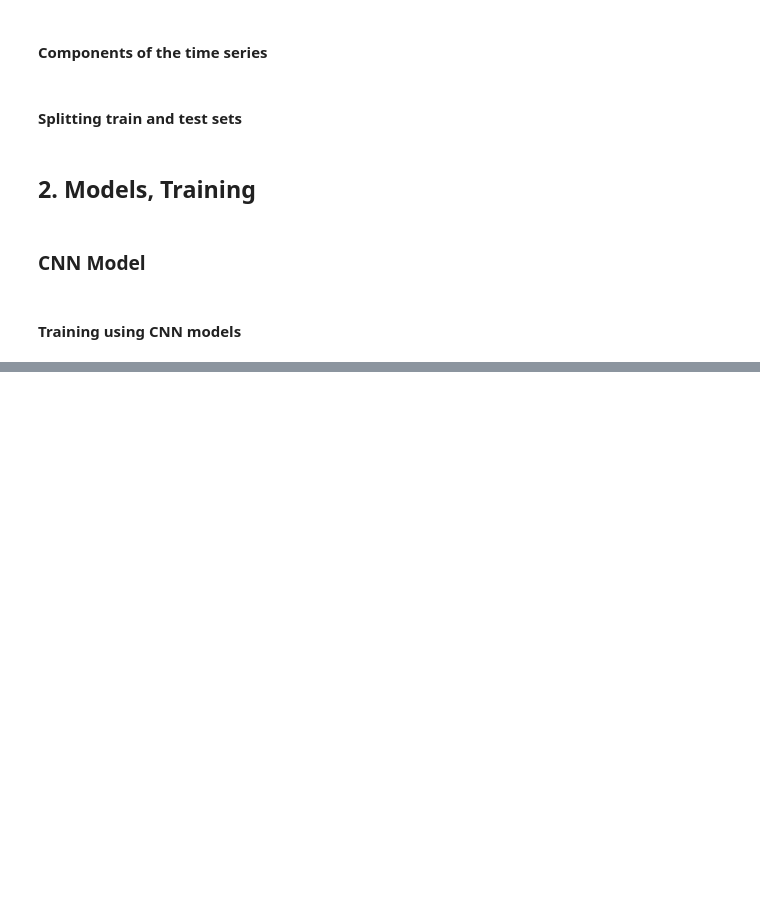
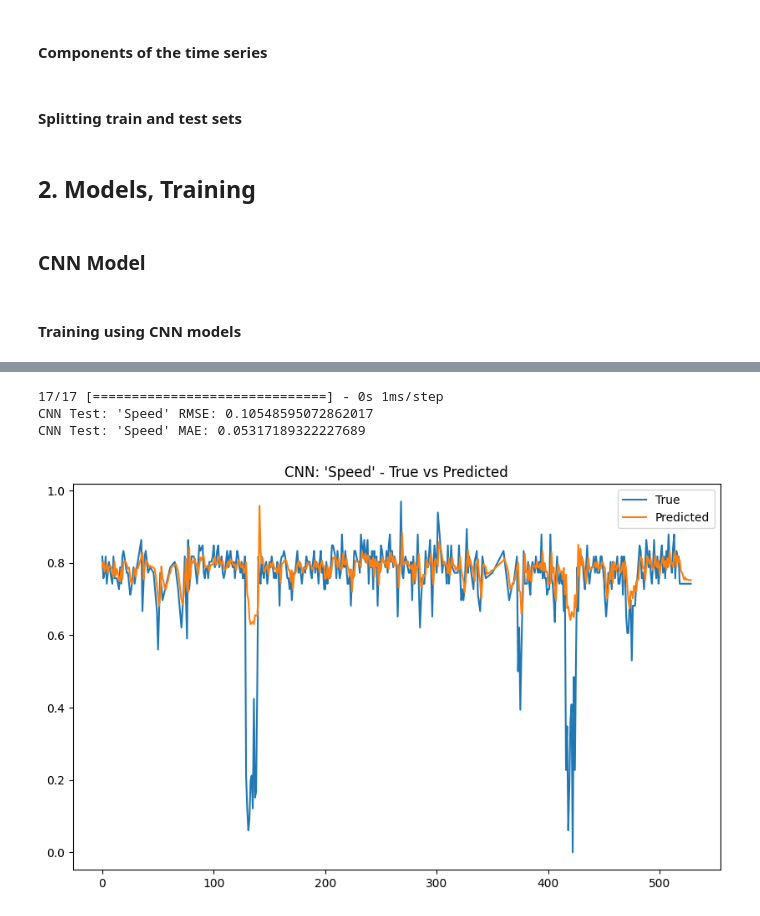
Before and after one commit to spate738/AISE4010-Group7-Project, a Jupyter notebook: realTraffic.ipynb, the cells around one changed output, grey strips where cells are left out. Drawn from its saved outputs; the diff is of its cells as text; code cells hidden in the pictures; blank space fills up the shorter version.

```diff
--- a/realTraffic.ipynb
+++ b/realTraffic.ipynb
@@ -348,0 +390,21 @@ CNN Training Time for 'Travel Time': 13.130 seconds
+# %%
+# Evaluate and plot predictions
+ys_pred_cnn = model_CNN_s.predict(Xs_test)
+# Calculate RMSE and MAE
+cnn_rmse_s = np.sqrt(mean_squared_error(ys_test, ys_pred_cnn))
+cnn_mae_s = mean_absolute_error(ys_test, ys_pred_cnn)           # why mse and rmse?
+
+print(f'CNN Test: \'Speed\' RMSE: {cnn_rmse_s}')
+print(f'CNN Test: \'Speed\' MAE: {cnn_mae_s}')
+
+plt.figure(figsize=(10,6))
+plt.plot(ys_test, label='True')
+plt.plot(ys_pred_cnn, label='Predicted')
+plt.title('CNN: \'Speed\' - True vs Predicted')
+plt.legend()
+plt.show()
+# %% [output]
+17/17 [==============================] - 0s 1ms/step
+CNN Test: 'Speed' RMSE: 0.10548595072862017
+CNN Test: 'Speed' MAE: 0.05317189322227689
+[figure, added]
```
Also changed, not shown: parts of 20 cells of this notebook.
